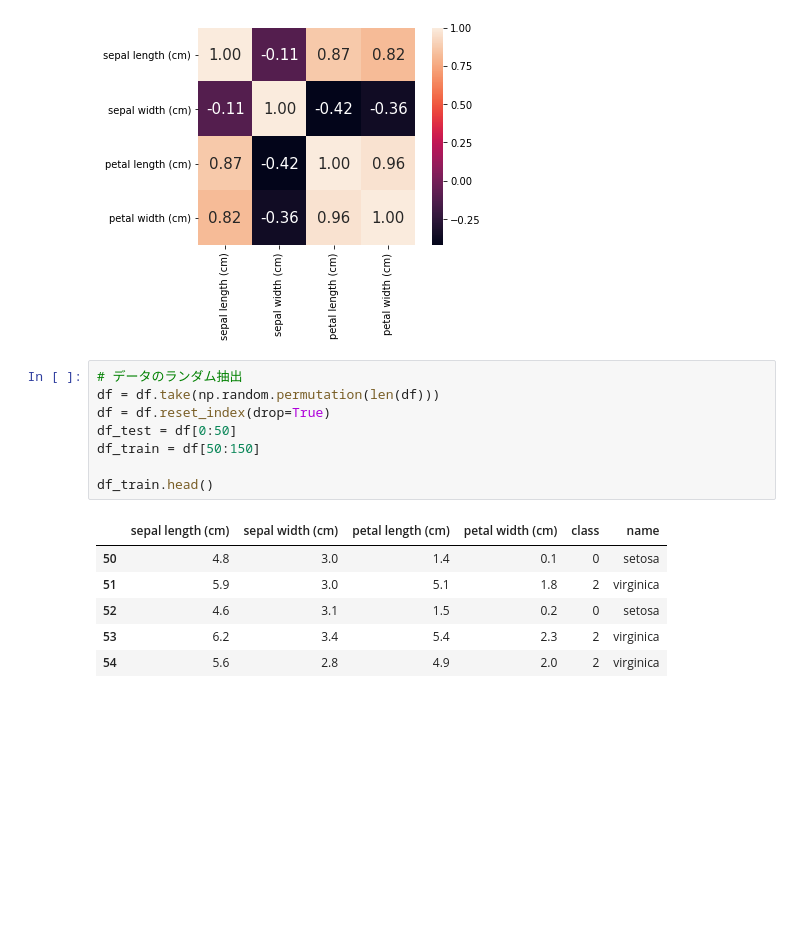
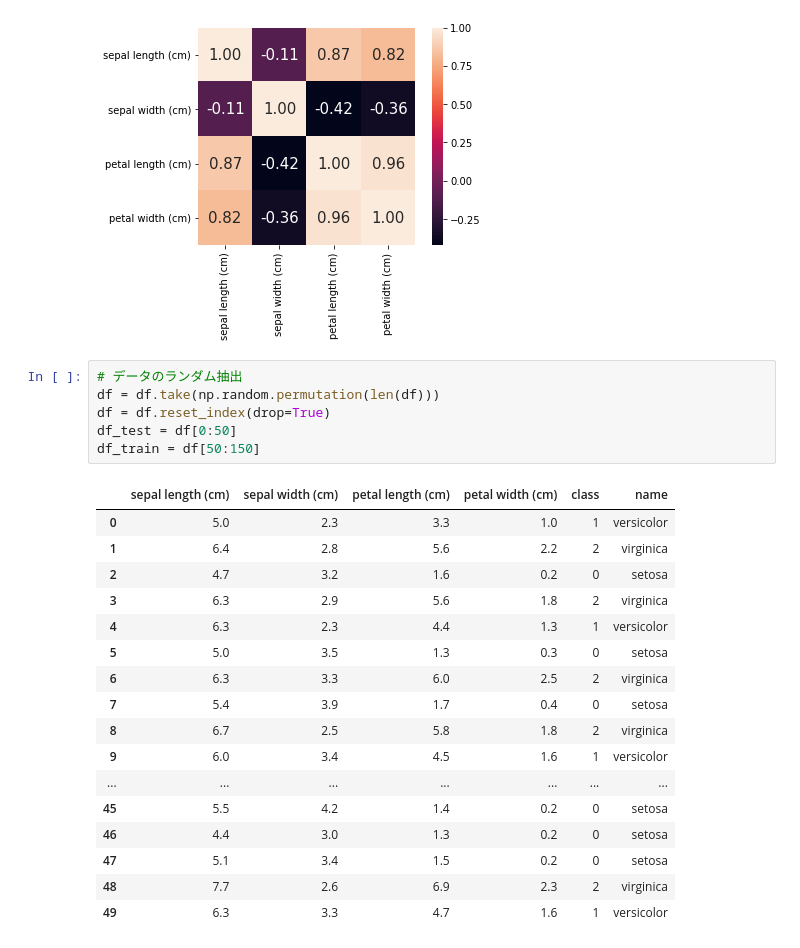
Before and after one commit to s3z3k2/Machine_Learning, a Jupyter notebook: iris/iris_analysis.ipynb, the cells around one changed output. Cells and saved outputs as stored; diff of their text form; blank space fills up the shorter version.

```diff
--- a/iris/iris_analysis.ipynb
+++ b/iris/iris_analysis.ipynb
@@ -121,18 +110,27 @@ heatmap = sns.heatmap(cr_matrix,cbar=True,annot=True,square=True,fmt='.2f',annot
 # %%
 # データのランダム抽出
 df = df.take(np.random.permutation(len(df)))
 df = df.reset_index(drop=True)
 df_test = df[0:50]
 df_train = df[50:150]
-
-df_train.head()
 # %% [output]
 |  | sepal length (cm) | sepal width (cm) | petal length (cm) | petal width (cm) | class | name |
-| 50 | 4.8 | 3.0 | 1.4 | 0.1 | 0 | setosa |
-| 51 | 5.9 | 3.0 | 5.1 | 1.8 | 2 | virginica |
-| 52 | 4.6 | 3.1 | 1.5 | 0.2 | 0 | setosa |
-| 53 | 6.2 | 3.4 | 5.4 | 2.3 | 2 | virginica |
-| 54 | 5.6 | 2.8 | 4.9 | 2.0 | 2 | virginica |
+| 0 | 5.0 | 2.3 | 3.3 | 1.0 | 1 | versicolor |
+| 1 | 6.4 | 2.8 | 5.6 | 2.2 | 2 | virginica |
+| 2 | 4.7 | 3.2 | 1.6 | 0.2 | 0 | setosa |
+| 3 | 6.3 | 2.9 | 5.6 | 1.8 | 2 | virginica |
+| 4 | 6.3 | 2.3 | 4.4 | 1.3 | 1 | versicolor |
+| 5 | 5.0 | 3.5 | 1.3 | 0.3 | 0 | setosa |
+| 6 | 6.3 | 3.3 | 6.0 | 2.5 | 2 | virginica |
+| 7 | 5.4 | 3.9 | 1.7 | 0.4 | 0 | setosa |
+| 8 | 6.7 | 2.5 | 5.8 | 1.8 | 2 | virginica |
+| 9 | 6.0 | 3.4 | 4.5 | 1.6 | 1 | versicolor |
+| ... | ... | ... | ... | ... | ... | ... |
+| 45 | 5.5 | 4.2 | 1.4 | 0.2 | 0 | setosa |
+| 46 | 4.4 | 3.0 | 1.3 | 0.2 | 0 | setosa |
+| 47 | 5.1 | 3.4 | 1.5 | 0.2 | 0 | setosa |
+| 48 | 7.7 | 2.6 | 6.9 | 2.3 | 2 | virginica |
+| 49 | 6.3 | 3.3 | 4.7 | 1.6 | 1 | versicolor |
 # %%
 # DFをarrayに変換
 se_test = np.array(df_test)
```
Also changed, not shown: parts of 2 cells of this notebook, 6 other files.
